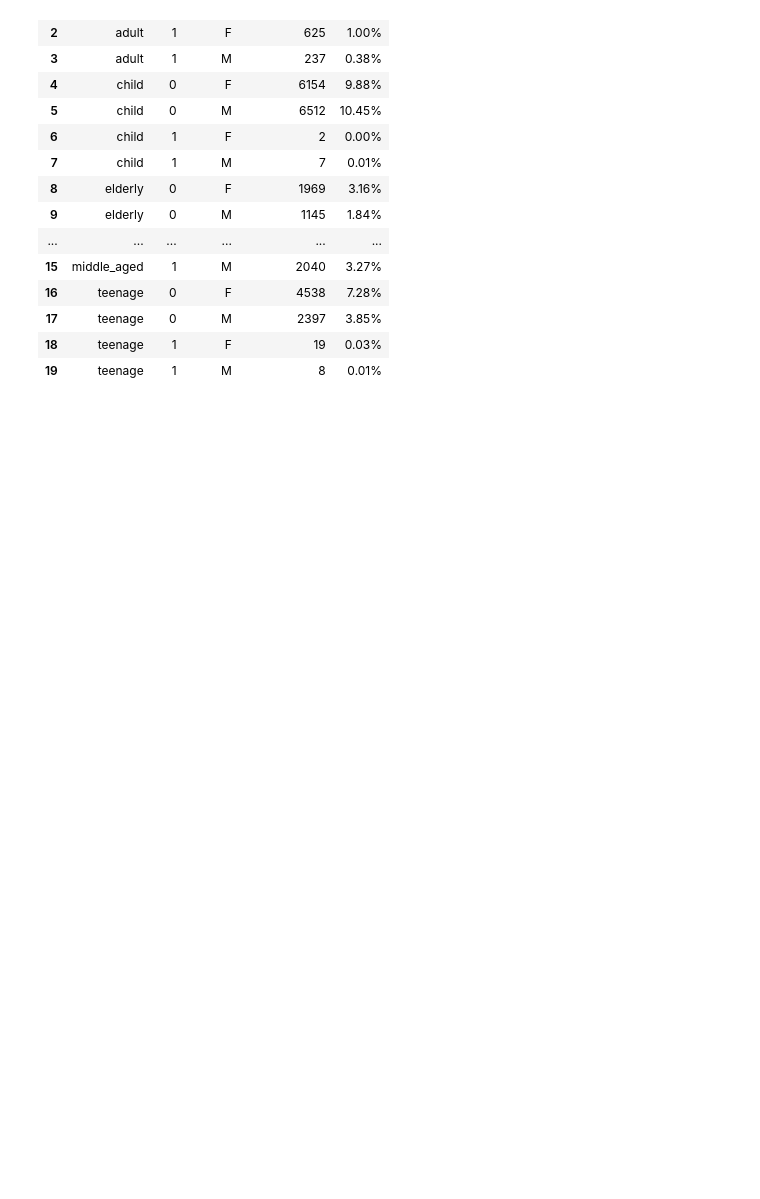
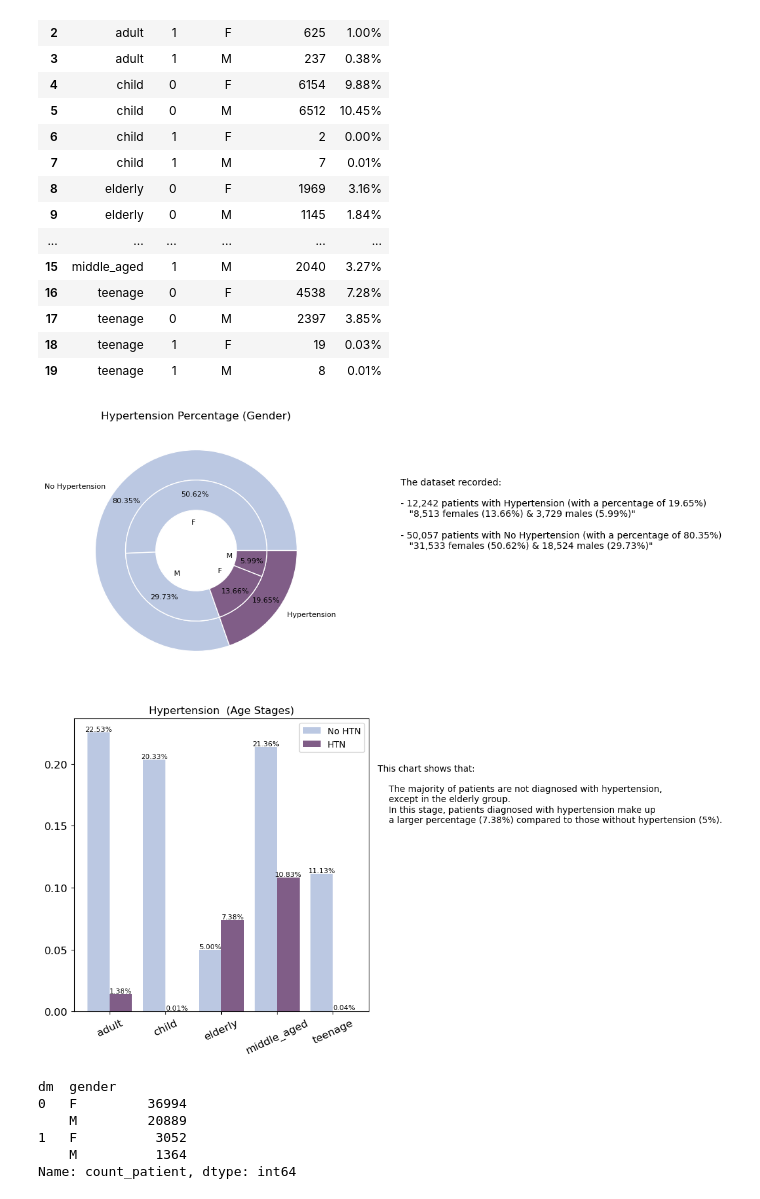
Before and after one commit to hend-a-ghafour/No-Show-Appointments, a Jupyter notebook: no_show_appointments.ipynb, the cells around one changed output. Cells and saved outputs as stored; diff of their text form; code cells hidden in the pictures; blank space fills up the shorter version.

```diff
--- a/no_show_appointments.ipynb
+++ b/no_show_appointments.ipynb
@@ -450,6 +450,7 @@ plt.text(1.5,0,text,ha='left',va='bottom',fontsize = 10, weight = 'normal');
 # %%
 # Exploring the date_diff:
 x= df.date_diff
+time_stats =df.date_diff.describe().reset_index().rename(columns={'index':'stat','date_diff': 'amount'})
 notes= '''- Average = 10 days (between schedule date & appointment date)\n\n
 - Minimum = 0 days (the appointment date was at the same day of schedule date)\n\n
 - Maximum = 197 days (between schedule date & appointment date)\n\n
@@ -702,3 +703,65 @@ htn_count.style.format({'pct':'{:,.2%}'})
 | 19 | teenage | 1 | M | 8 | 0.01% |
 # %%
 # Visualizing Hypertension Column:
+# By Gender:
+htn_count_g=df.groupby(['htn','gender']).patient_id.nunique()
+size = 0.3
+label_s = 'No Hypertension','Hypertension '
+label_g = 'F',' M',' F',' M'
+text = ''' The dataset recorded:\n\n - 12,242 patients with Hypertension (with a percentage of 19.65%)
+    "8,513 females (13.66%) & 3,729 males (5.99%)"\n
+ - 50,057 patients with No Hypertension (with a percentage of 80.35%)
+    "31,533 females (50.62%) & 18,524 males (29.73%)" '''
+plt.subplots(figsize = (5,5))
+plt.pie(htn_count_g.groupby('htn').sum(), radius=1, colors= ['#bbc8e2','#805d87'],labels = label_s,autopct='%1.2f%%',
+        pctdistance=.85,textprops={'fontsize': 8}, wedgeprops=dict(width=size, edgecolor='w'))
+
+plt.pie(htn_count_g, radius=1-size, colors= ['#bbc8e2','#bbc8e2','#805d87','#805d87'],labels=label_g,autopct='%1.2f%%',pctdistance=.8,
+        labeldistance=.4,textprops={'fontsize': 8},wedgeprops=dict(width=size, edgecolor='w'))
+plt.title('Hypertension Percentage (Gender)')
+plt.text(2,0,text,ha='left',va='bottom',fontsize = 10, weight = 'normal');
+
+# By Age Stages:
+htn_count_a=df.groupby(['age_stages','htn']).patient_id.nunique().reset_index().rename(columns={'patient_id':"patient_count"})
+htn_count_a['pct']=htn_count_a['patient_count']/htn_count_a['patient_count'].sum()
+stages=htn_count_a.age_stages.unique().tolist()
+htn_values = htn_count_a.htn.tolist()
+htn_0=htn_count_a.query('htn==0').pct.tolist()
+htn_1=htn_count_a.query('htn==1').pct.tolist()
+width=.4
+x=np.arange(len(htn_0))
+locations= x+width/2
+note = '''This chart shows that:\n
+    The majority of patients are not diagnosed with hypertension,
+    except in the elderly group.
+    In this stage, patients diagnosed with hypertension make up
+    a larger percentage (7.38%) compared to those without hypertension (5%).'''
+plt.subplots(figsize = (6,6))
+plt.bar(x,htn_0,width,color='#bbc8e2', alpha= 1, label= 'No HTN')
+plt.bar(x + width,htn_1,width,color='#805d87', alpha= 1, label = 'HTN')
+for i, v in enumerate(htn_0):
+  plt.text(i,v, f"{v:.2%}", ha='center', va='bottom',fontsize=8)
+for i, v in enumerate(htn_1):
+  plt.text(i+width,v, f"{v:.2%}", ha='center', va='bottom',fontsize=8)
+plt.xticks(locations, stages,fontsize = 12, rotation = 25)
+plt.yticks(fontsize = 12)
+plt.title('Hypertension  (Age Stages)', fontsize =12)
+plt.legend(fontsize = 10)
+plt.text(5,.2,note,ha='left',va='top',fontsize = 10, weight = 'normal')
+plt.show();
+# %% [output]
+[figure, added]
+[figure, added]
+# %%
+# Exploring Diabetic & Non-Diabetic Patients:
+dm_count=df.groupby(['age_stages','dm','gender']).patient_id.nunique().reset_index().rename(columns={'patient_id':"count_patient"})
+dm_count['pct']=htn_count['count_patient']/htn_count['count_patient'].sum()
+dm_count.style.format({'pct':'{:,.2%}'})
+dm_count.groupby(['dm','gender']).count_patient.sum()
+# %% [output]
+dm  gender
+0   F         36994
+    M         20889
+1   F          3052
+    M          1364
+Name: count_patient, dtype: int64
```
Also changed, not shown: parts of 4 cells of this notebook.
